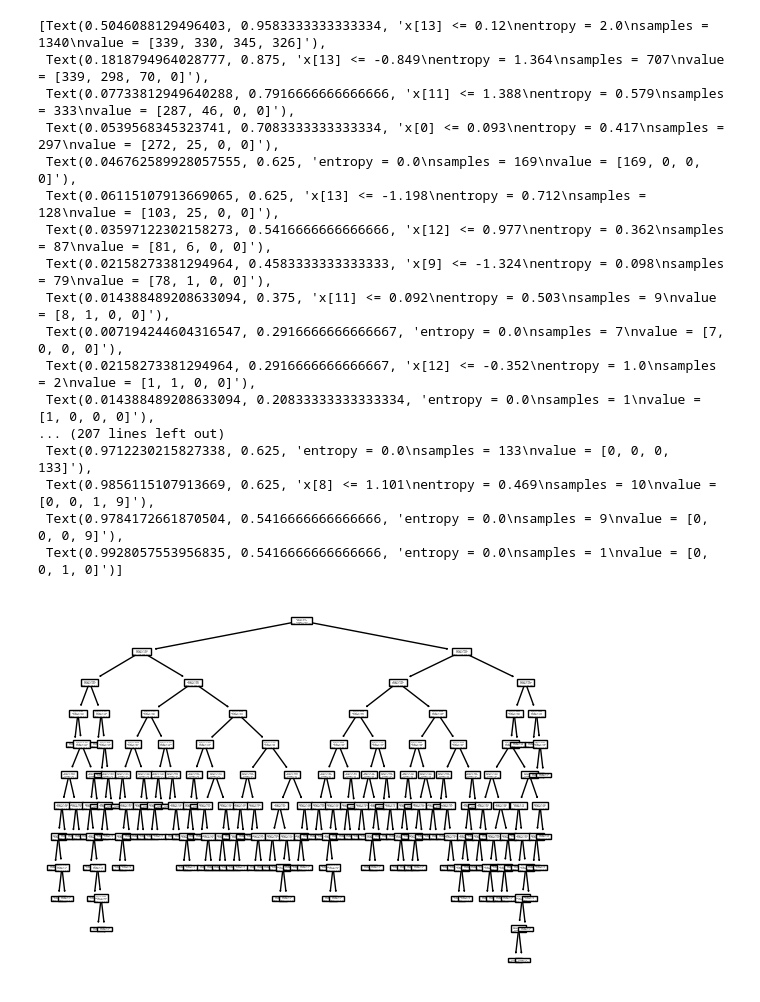
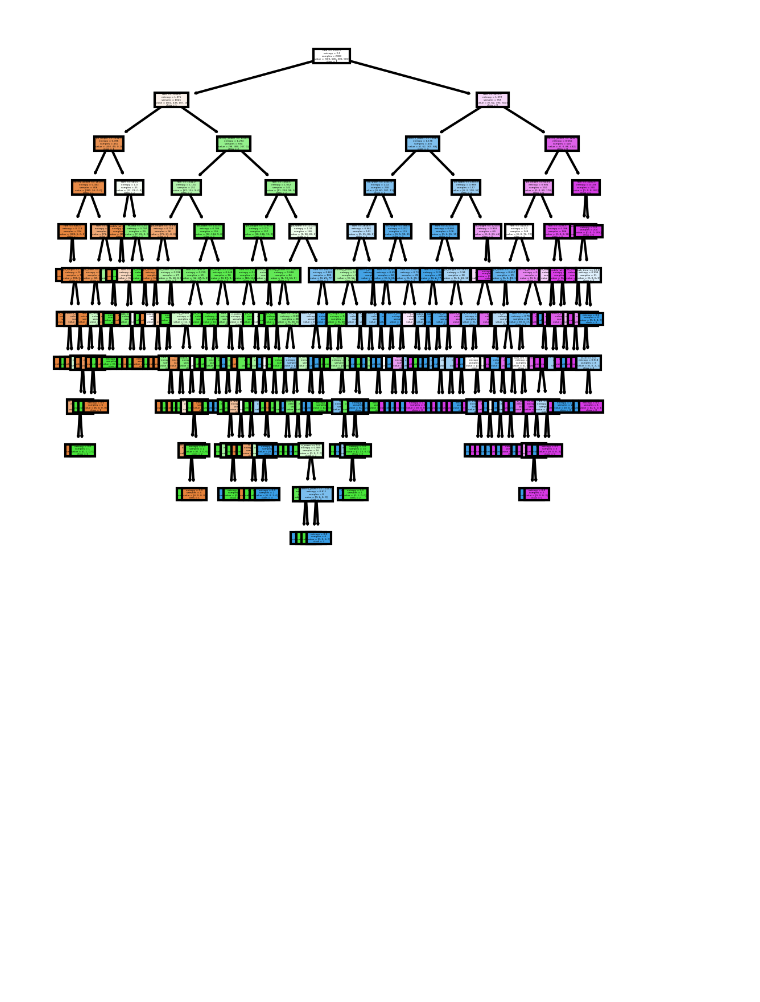
Before and after one commit to Mono260604/DecisionTree-py, a Jupyter notebook: test_clf.ipynb, the cells around one changed output. Saved outputs shown, nothing was run; the diff lists cells and outputs as text; code cells hidden in the pictures; blank space fills up the shorter version.

```diff
--- a/test_clf.ipynb
+++ b/test_clf.ipynb
@@ -60,4 +21,4 @@ X_test = scaler.transform(X_test)
 # %%
 from sklearn.tree import DecisionTreeClassifier
 clf = DecisionTreeClassifier(criterion='entropy', random_state=42)
-clf = clf.fit(X_train, y_train)
+clf = clf.fit(feature_columns, target_column)
@@ -163,22 +66,14 @@ plt.show()
-# %%
-from sklearn import tree
-tree.plot_tree(clf)
-# %% [output]
-[Text(0.5046088129496403, 0.9583333333333334, 'x[13] <= 0.12\nentropy = 2.0\nsamples = 1340\nvalue = [339, 330, 345, 326]'),
- Text(0.1818794964028777, 0.875, 'x[13] <= -0.849\nentropy = 1.364\nsamples = 707\nvalue = [339, 298, 70, 0]'),
- Text(0.07733812949640288, 0.7916666666666666, 'x[11] <= 1.388\nentropy = 0.579\nsamples = 333\nvalue = [287, 46, 0, 0]'),
- Text(0.0539568345323741, 0.7083333333333334, 'x[0] <= 0.093\nentropy = 0.417\nsamples = 297\nvalue = [272, 25, 0, 0]'),
- Text(0.046762589928057555, 0.625, 'entropy = 0.0\nsamples = 169\nvalue = [169, 0, 0, 0]'),
- Text(0.06115107913669065, 0.625, 'x[13] <= -1.198\nentropy = 0.712\nsamples = 128\nvalue = [103, 25, 0, 0]'),
- Text(0.03597122302158273, 0.5416666666666666, 'x[12] <= 0.977\nentropy = 0.362\nsamples = 87\nvalue = [81, 6, 0, 0]'),
- Text(0.02158273381294964, 0.4583333333333333, 'x[9] <= -1.324\nentropy = 0.098\nsamples = 79\nvalue = [78, 1, 0, 0]'),
- Text(0.014388489208633094, 0.375, 'x[11] <= 0.092\nentropy = 0.503\nsamples = 9\nvalue = [8, 1, 0, 0]'),
- Text(0.007194244604316547, 0.2916666666666667, 'entropy = 0.0\nsamples = 7\nvalue = [7, 0, 0, 0]'),
- Text(0.02158273381294964, 0.2916666666666667, 'x[12] <= -0.352\nentropy = 1.0\nsamples = 2\nvalue = [1, 1, 0, 0]'),
- Text(0.014388489208633094, 0.20833333333333334, 'entropy = 0.0\nsamples = 1\nvalue = [1, 0, 0, 0]'),
-... (207 lines left out)
- Text(0.9712230215827338, 0.625, 'entropy = 0.0\nsamples = 133\nvalue = [0, 0, 0, 133]'),
- Text(0.9856115107913669, 0.625, 'x[8] <= 1.101\nentropy = 0.469\nsamples = 10\nvalue = [0, 0, 1, 9]'),
- Text(0.9784172661870504, 0.5416666666666666, 'entropy = 0.0\nsamples = 9\nvalue = [0, 0, 0, 9]'),
- Text(0.9928057553956835, 0.5416666666666666, 'entropy = 0.0\nsamples = 1\nvalue = [0, 0, 1, 0]')]
-[figure, removed]
+# %%
+
+# fn = ['ram','battery_power', 'px_width', 'px_height']
+fn = ['battery_power', 'blue', 'clock_speed', 'dual_sim', 'fc', 'four_g', 'int_memory', 'm_dep', 'mobile_wt', 'n_cores', 'pc', 'px_height', 'px_width', 'ram', 'sc_h', 'sc_w', 'talk_time', 'three_g', 'touch_screen', 'wifi']
+cn = [str(i) for i in dataset['price_range'].unique()]
+
+fig, axes = plt.subplots(nrows= 1, ncols=1, figsize = (4,4), dpi = 300)
+tree.plot_tree (clf,
+                feature_names=fn,
+                class_names= cn,
+                filled=True)
+fig.savefig('../DecisionTree-py')
+# %% [output]
+[figure, added]
```
Also changed, not shown: parts of 15 cells of this notebook, 5 other files.
